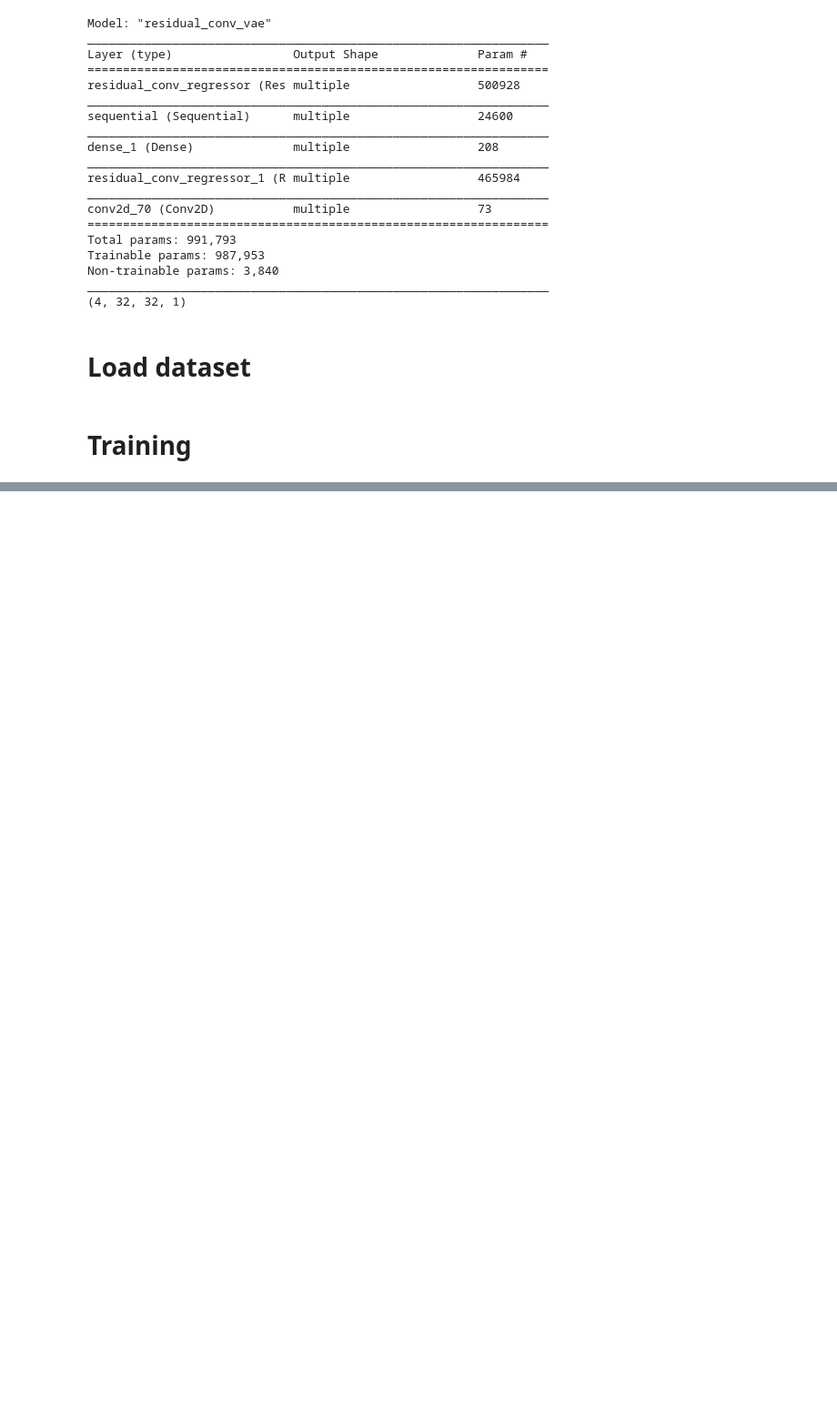
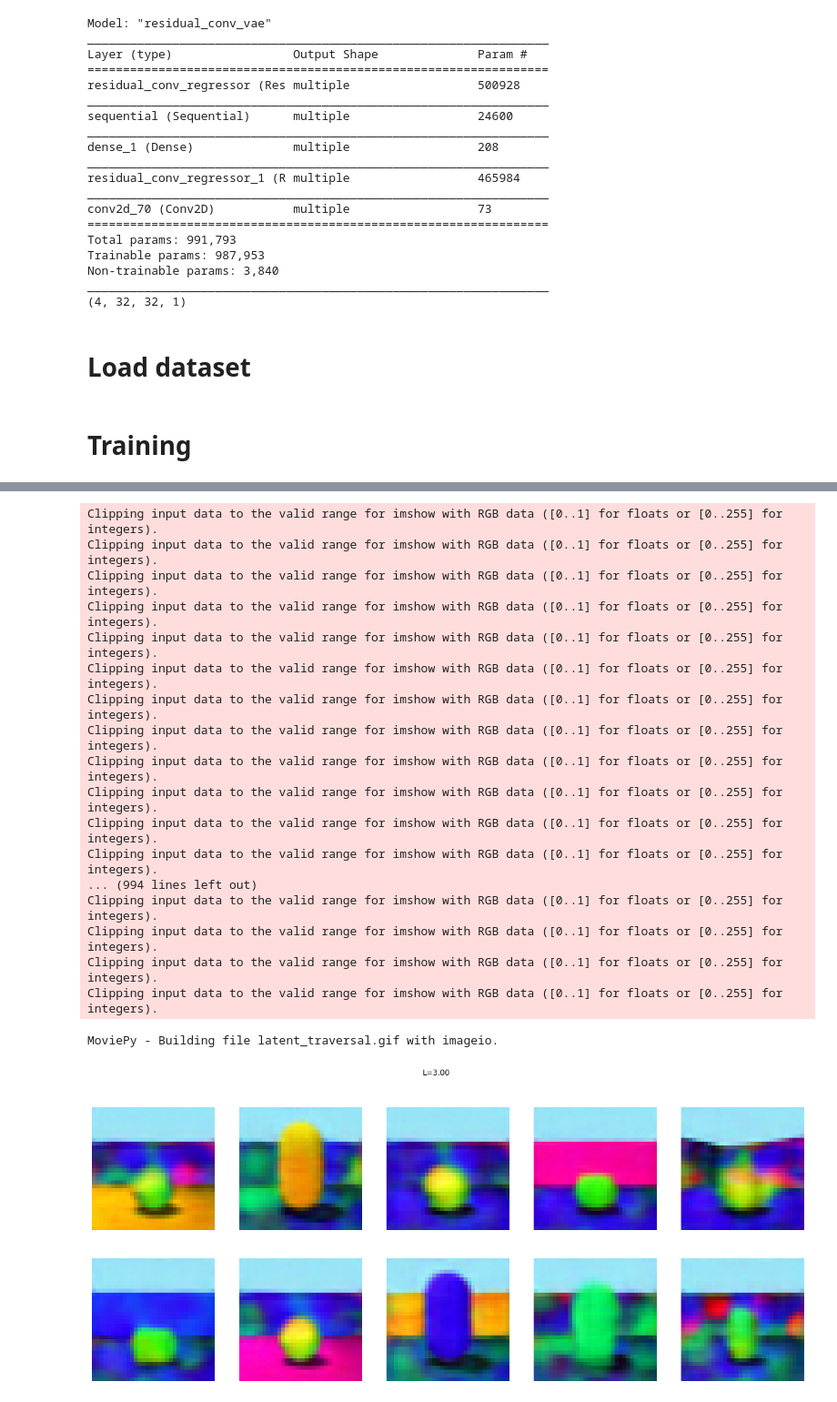
Before and after one commit to elda27/FactorVAE, a Jupyter notebook: FactorVAE.ipynb, the cells around one changed output, grey strips where cells are left out. Shown at 91% size. Saved outputs shown, nothing was run; the diff lists cells and outputs as text; code cells hidden in the pictures; blank space fills up the shorter version.

```diff
--- a/FactorVAE.ipynb
+++ b/FactorVAE.ipynb
@@ -553,0 +561,51 @@ Clipping input data to the valid range for imshow with RGB data ([0..1] for floa
+# %%
+# Generate animation gif about latent traversal
+from io import BytesIO
+import imageio
+import moviepy.editor as mpy
+
+traversal_samples = 101
+latent_values = np.linspace(-3.0, 3.0, traversal_samples)
+fig, axes = plt.subplots(2, 5, figsize=(20, 8))
+
+labels = [
+    'Floor color', 'Object shape', 'Unknown', 'Wall color', 'Camera view',
+    'Wall color', 'Floor color', 'Object shape', 'Object shape', 'Object scale',
+]
+
+images = []
+for latent_index in trange(traversal_samples):
+    latent = np.zeros((10, latent_dim), dtype=np.float32)
+    index = np.arange(latent_dim)
+    latent[index, index] = latent_values[latent_index]
+    generated_images = model.decode(latent).numpy()
+    for img, ax in zip(generated_images, axes.flat):
+        ax.imshow(img)
+        ax.axis('off')
+        fig.suptitle(f'L={latent_values[latent_index]:.2f}')
+    io = BytesIO()
+    fig.savefig(io, format='png')
+    io.seek(0)
+    images.append(imageio.imread(io, format='png'))
+clip = mpy.ImageSequenceClip(images, fps=20)
+clip.write_gif('latent_traversal.gif')
+# %% [output]
+Clipping input data to the valid range for imshow with RGB data ([0..1] for floats or [0..255] for integers).
+Clipping input data to the valid range for imshow with RGB data ([0..1] for floats or [0..255] for integers).
+Clipping input data to the valid range for imshow with RGB data ([0..1] for floats or [0..255] for integers).
+Clipping input data to the valid range for imshow with RGB data ([0..1] for floats or [0..255] for integers).
+Clipping input data to the valid range for imshow with RGB data ([0..1] for floats or [0..255] for integers).
+Clipping input data to the valid range for imshow with RGB data ([0..1] for floats or [0..255] for integers).
+Clipping input data to the valid range for imshow with RGB data ([0..1] for floats or [0..255] for integers).
+Clipping input data to the valid range for imshow with RGB data ([0..1] for floats or [0..255] for integers).
+Clipping input data to the valid range for imshow with RGB data ([0..1] for floats or [0..255] for integers).
+Clipping input data to the valid range for imshow with RGB data ([0..1] for floats or [0..255] for integers).
+Clipping input data to the valid range for imshow with RGB data ([0..1] for floats or [0..255] for integers).
+Clipping input data to the valid range for imshow with RGB data ([0..1] for floats or [0..255] for integers).
+... (994 lines left out)
+Clipping input data to the valid range for imshow with RGB data ([0..1] for floats or [0..255] for integers).
+Clipping input data to the valid range for imshow with RGB data ([0..1] for floats or [0..255] for integers).
+Clipping input data to the valid range for imshow with RGB data ([0..1] for floats or [0..255] for integers).
+Clipping input data to the valid range for imshow with RGB data ([0..1] for floats or [0..255] for integers).
+MoviePy - Building file latent_traversal.gif with imageio.
+[figure, added]
```
Also changed, not shown: parts of 5 cells of this notebook, 16 other files.
